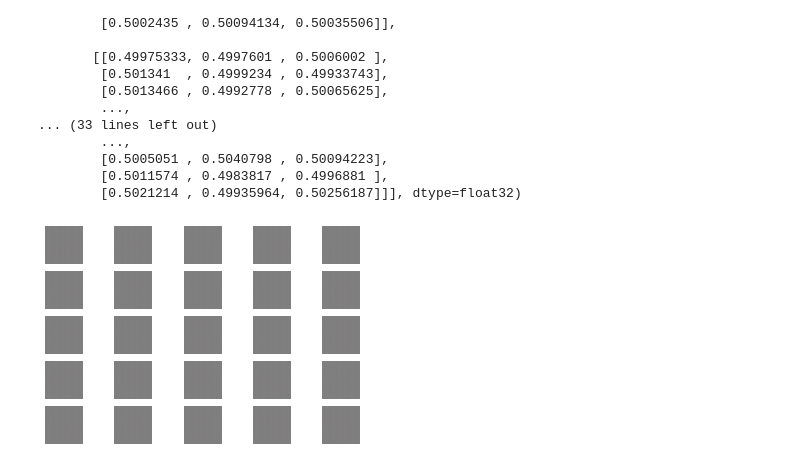
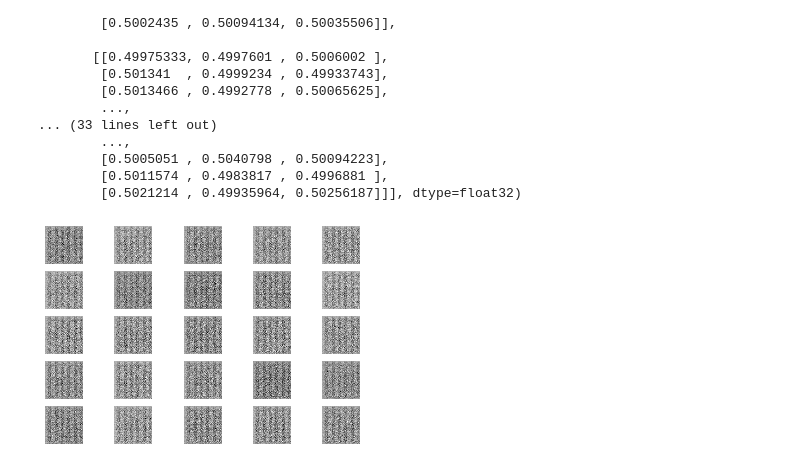
Before and after one commit to sambitdash/EVA-2-Group, a Jupyter notebook: Session-19/ACGAN_Gen.ipynb, the cells around one changed output. Cells and saved outputs as stored; diff of their text form; code cells hidden in the pictures.

```diff
--- a/Session-19/ACGAN_Gen.ipynb
+++ b/Session-19/ACGAN_Gen.ipynb
@@ -168,7 +168,8 @@ array([[[0.5001369 , 0.49989727, 0.5000014 ],
 # %%
 for i in range(25):
   plt.subplot(5,5, 1+i)
   plt.axis('off')
-  plt.imshow(fake_images[i])
+  #plt.imshow(fake_images[i])
+  plt.imshow(fake_images[i, :, :, 0], cmap= 'gray_r' )
 # %% [output]
-[figure, old version]
+[figure, new version]
```
